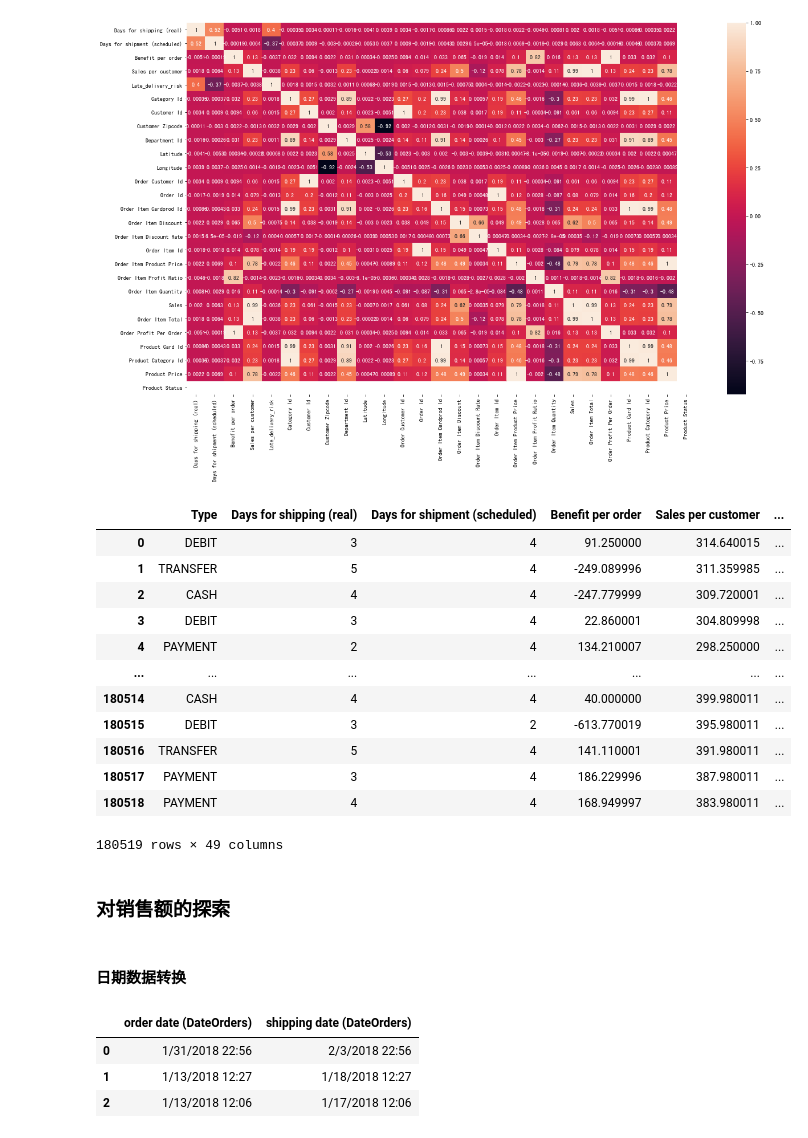
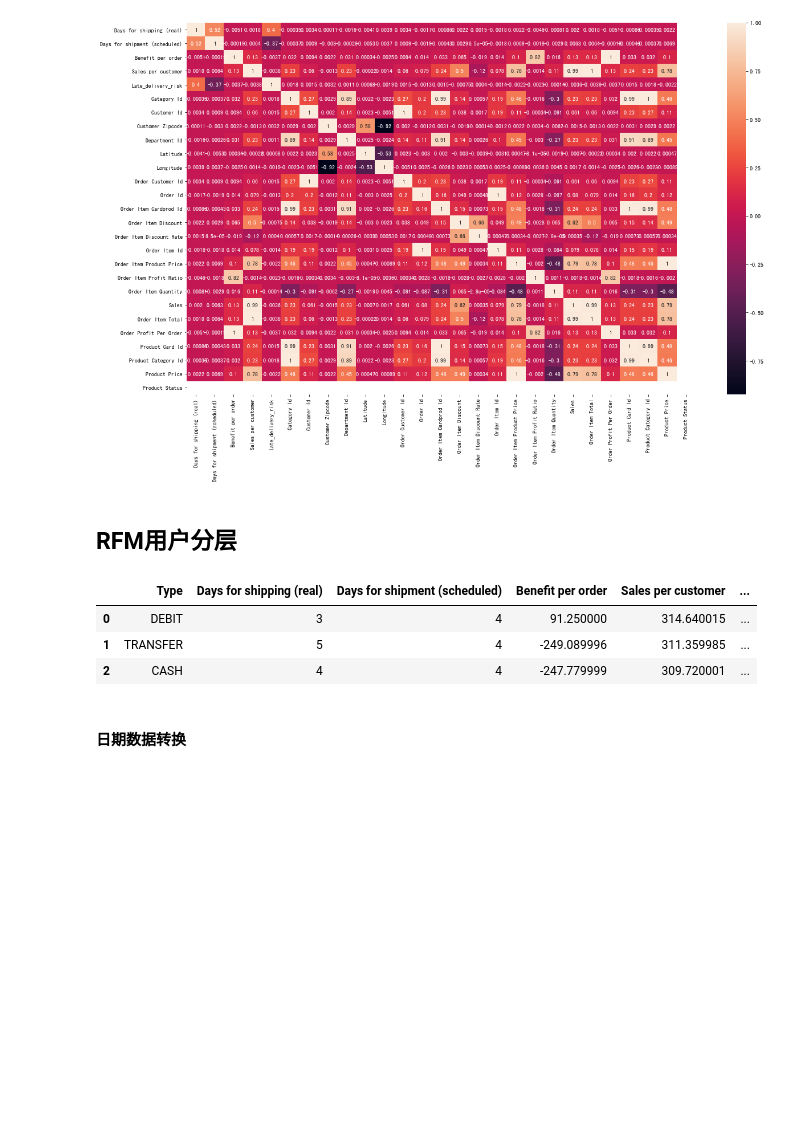
Before and after one commit to Emjingown/BI_Learning, a Jupyter notebook: homework/资金流入流出预测/Week8作业/action-智能供应链分析/智能供应链分析.ipynb, the cells around one changed output. Drawn from its saved outputs; the diff is of its cells as text; code cells hidden in the pictures; blank space fills up the shorter version.

```diff
--- a/homework/资金流入流出预测/Week8作业/action-智能供应链分析/智能供应链分析.ipynb
+++ b/homework/资金流入流出预测/Week8作业/action-智能供应链分析/智能供应链分析.ipynb
@@ -89,33 +89,17 @@ plt.figure(figsize=(20, 12))
 sns.heatmap(data.select_dtypes(exclude='object').corr(), annot=True);
 # %% [output]
 [figure]
+# %% [markdown]
+## RFM用户分层
 # %%
-data
+data.head(3)
 # %% [output]
 |  | Type | Days for shipping (real) | Days for shipment (scheduled) | Benefit per order | Sales per customer | ... |
 | 0 | DEBIT | 3 | 4 | 91.250000 | 314.640015 | ... |
 | 1 | TRANSFER | 5 | 4 | -249.089996 | 311.359985 | ... |
 | 2 | CASH | 4 | 4 | -247.779999 | 309.720001 | ... |
-| 3 | DEBIT | 3 | 4 | 22.860001 | 304.809998 | ... |
-| 4 | PAYMENT | 2 | 4 | 134.210007 | 298.250000 | ... |
-| ... | ... | ... | ... | ... | ... | ... |
-| 180514 | CASH | 4 | 4 | 40.000000 | 399.980011 | ... |
-| 180515 | DEBIT | 3 | 2 | -613.770019 | 395.980011 | ... |
-| 180516 | TRANSFER | 5 | 4 | 141.110001 | 391.980011 | ... |
-| 180517 | PAYMENT | 3 | 4 | 186.229996 | 387.980011 | ... |
-| 180518 | PAYMENT | 4 | 4 | 168.949997 | 383.980011 | ... |
-180519 rows × 49 columns
-# %% [markdown]
-### 对销售额的探索
 # %% [markdown]
 #### 日期数据转换
-# %%
-data[['order date (DateOrders)', 'shipping date (DateOrders)']].head(3)
-# %% [output]
-|  | order date (DateOrders) | shipping date (DateOrders) |
-| 0 | 1/31/2018 22:56 | 2/3/2018 22:56 |
-| 1 | 1/13/2018 12:27 | 1/18/2018 12:27 |
-| 2 | 1/13/2018 12:06 | 1/17/2018 12:06 |
 # %%
 data['order date (DateOrders)'] = pd.to_datetime(data['order date (DateOrders)'], format='%m/%d/%Y %H:%M')
 data['shipping date (DateOrders)'] = pd.to_datetime(data['shipping date (DateOrders)'], format='%m/%d/%Y %H:%M')
```
Also changed, not shown: parts of 6 cells of this notebook.
